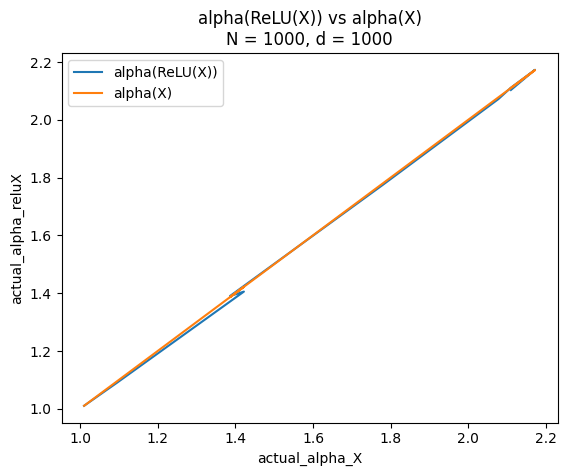
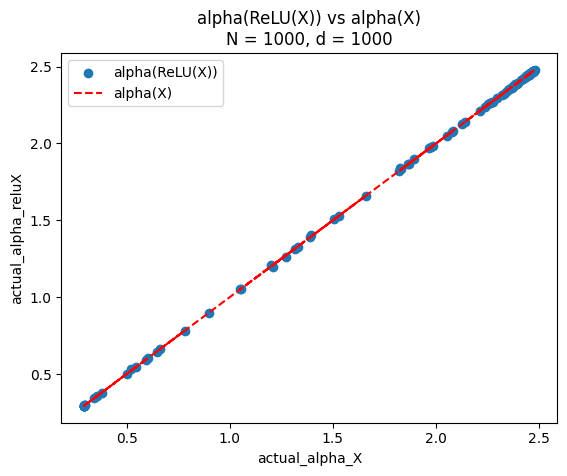
Unified diff of the notebook cell whose output changed from the first chart to the second:
--- before
+++ after
@@ -1,6 +1,6 @@
 this_title = "alpha(ReLU(X)) vs alpha(X)\n"
 this_title += "N = " + str(this_N) + ", d = " + str(this_d)
-plt.plot(actual_alpha_X_vals, actual_alpha_reluX_vals, label="alpha(ReLU(X))")
-plt.plot(actual_alpha_X_vals, actual_alpha_X_vals, linestyle = "-", label="alpha(X)")
+plt.scatter(actual_alpha_X_vals, actual_alpha_reluX_vals, label="alpha(ReLU(X))")
+plt.plot(actual_alpha_X_vals, actual_alpha_X_vals, linestyle = "--", label="alpha(X)", color = "red")
 plt.xlabel("actual_alpha_X")
 plt.ylabel("actual_alpha_reluX")

Commit: further updates